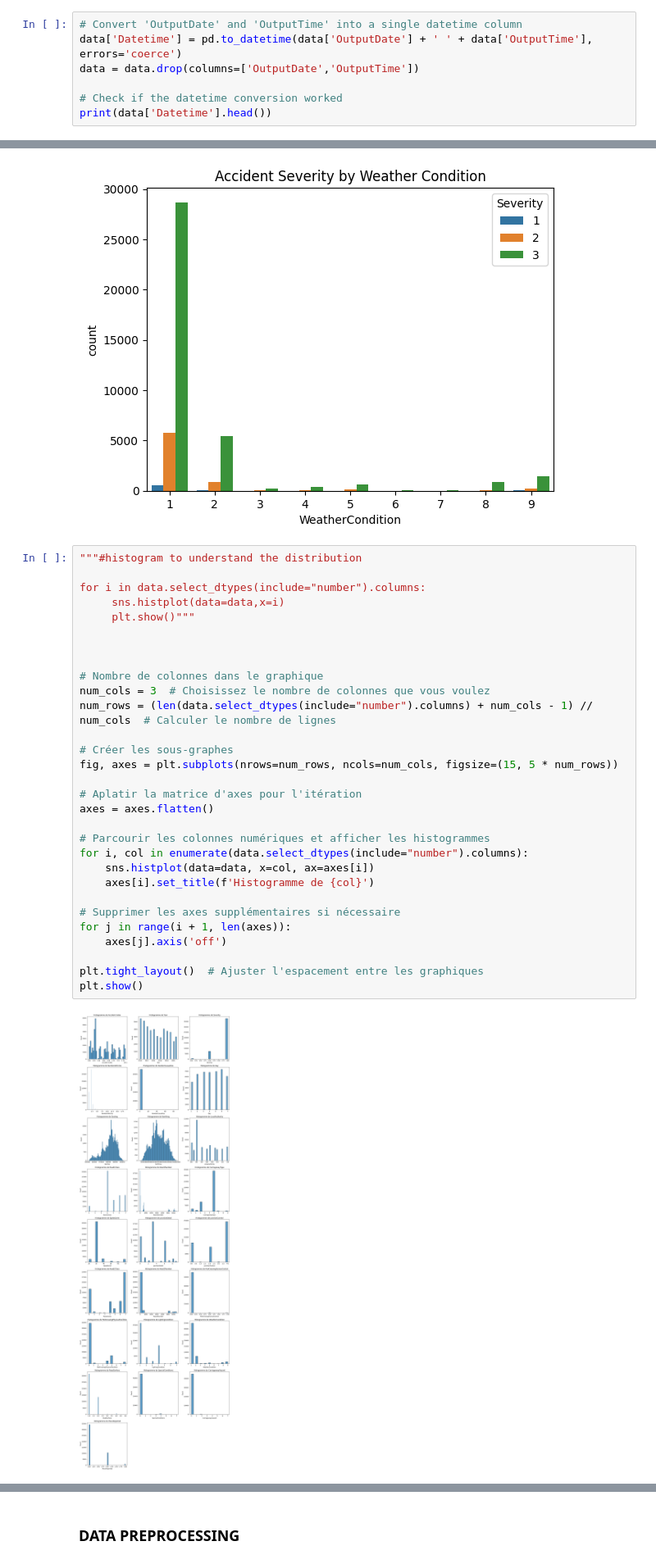
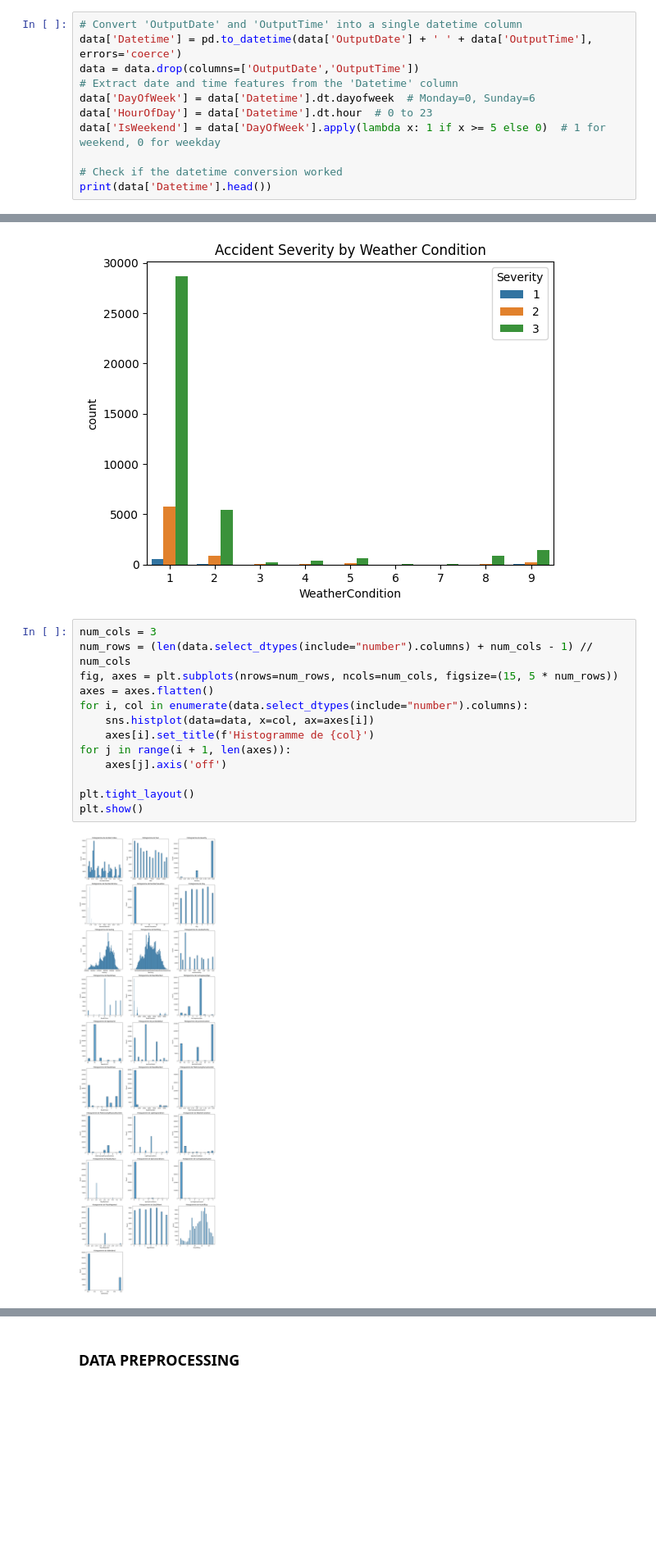
Before and after one commit to OumaimaTF/PRODIGY_DS_05, a Jupyter notebook: Uk_traafic_accidents.ipynb, the cells around one changed output, grey strips where cells are left out. Shown at 82% size. Drawn from its saved outputs; the diff is of its cells as text; blank space fills up the shorter version.

```diff
--- a/Uk_traafic_accidents.ipynb
+++ b/Uk_traafic_accidents.ipynb
@@ -104,6 +103,10 @@ memory usage: 9.4+ MB
 # Convert 'OutputDate' and 'OutputTime' into a single datetime column
 data['Datetime'] = pd.to_datetime(data['OutputDate'] + ' ' + data['OutputTime'], errors='coerce')
 data = data.drop(columns=['OutputDate','OutputTime'])
+# Extract date and time features from the 'Datetime' column
+data['DayOfWeek'] = data['Datetime'].dt.dayofweek  # Monday=0, Sunday=6
+data['HourOfDay'] = data['Datetime'].dt.hour  # 0 to 23
+data['IsWeekend'] = data['DayOfWeek'].apply(lambda x: 1 if x >= 5 else 0)  # 1 for weekend, 0 for weekday
 
 # Check if the datetime conversion worked
 print(data['Datetime'].head())
@@ -191,37 +193,20 @@ plt.show()
 # %% [output]
 [figure]
 # %%
-"""#histogram to understand the distribution
-
-for i in data.select_dtypes(include="number").columns:
-     sns.histplot(data=data,x=i)
-     plt.show()"""
-
-
-
-# Nombre de colonnes dans le graphique
-num_cols = 3  # Choisissez le nombre de colonnes que vous voulez
-num_rows = (len(data.select_dtypes(include="number").columns) + num_cols - 1) // num_cols  # Calculer le nombre de lignes
-
-# Créer les sous-graphes
+num_cols = 3
+num_rows = (len(data.select_dtypes(include="number").columns) + num_cols - 1) // num_cols
 fig, axes = plt.subplots(nrows=num_rows, ncols=num_cols, figsize=(15, 5 * num_rows))
-
-# Aplatir la matrice d'axes pour l'itération
 axes = axes.flatten()
-
-# Parcourir les colonnes numériques et afficher les histogrammes
 for i, col in enumerate(data.select_dtypes(include="number").columns):
     sns.histplot(data=data, x=col, ax=axes[i])
     axes[i].set_title(f'Histogramme de {col}')
-
-# Supprimer les axes supplémentaires si nécessaire
 for j in range(i + 1, len(axes)):
     axes[j].axis('off')
 
-plt.tight_layout()  # Ajuster l'espacement entre les graphiques
+plt.tight_layout()
 plt.show()
 # %% [output]
-[figure, old version]
+[figure, new version]
 # %%
 #correlation with heatmap to interpret the relation and multicolliniarity
 corr_matrix = data.select_dtypes(include="number").corr()
```
Also changed, not shown: parts of 17 cells of this notebook, 2 other files.
